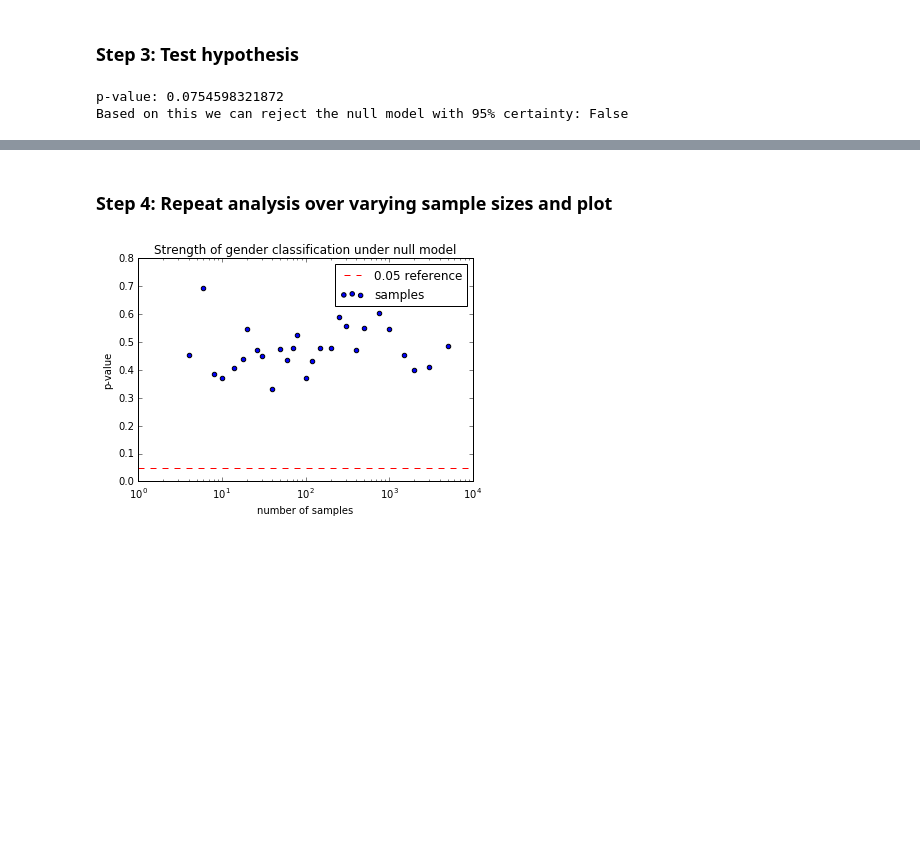
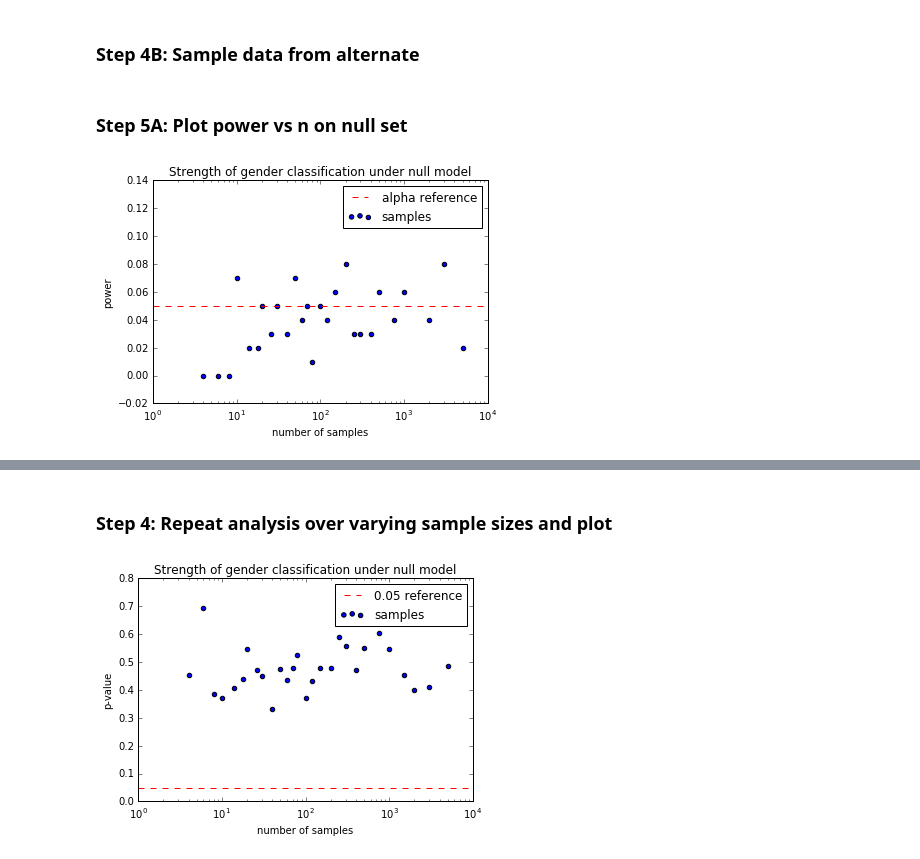
Before and after one commit to Upward-Spiral-Science/TA, a Jupyter notebook: code/inferential_simulation.ipynb, the cells around one changed output, grey strips where cells are left out. Drawn from its saved outputs; the diff is of its cells as text; code cells hidden in the pictures; blank space fills up the shorter version.

```diff
--- a/code/inferential_simulation.ipynb
+++ b/code/inferential_simulation.ipynb
@@ -21,34 +64,24 @@ H<sub>A</sub>: F<sub>A,1</sub> \noteq F<sub>A,0</sub> <br/>
 # %%
-import numpy as np
-# for reproducibility, set random seed
-np.random.seed(123456789)
+pow_null = np.array((), dtype=np.dtype('float64'))
+# compute this statistic for various sizes of datasets
+for s in S:
+    s0 = s/2
+    s1 = s - s0
 
-# define number of rois
-n=70
+    # compute this many times for each operating point to get average
+    p = np.array((), dtype=np.dtype('float64'))
+    for _ in itertools.repeat(None,N):
+        g0 = 1 * (np.random.rand( r, r, s0) > 0.5) # (null), 0.52 (classes)
+        g1 = 1 * (np.random.rand( r, r, s1) > 0.5) # (null), 0.48 (classes)
 
-# define number of subjects per class
-S=150
-s0 = S/2
-s1 = S-s0
+        # compute feature of data
+        mbar0 = np.sum(g0, axis=(0,1))
+        mbar1 = np.sum(g1, axis=(0,1))
 
-# sample graph distribution: G_i ~ ER(p_i)
-g0 = 1 * (np.random.rand( n, n, s0) > 0.50) # (null), 0.52 (classes)
-g1 = 1 * (np.random.rand( n, n, s1) > 0.50) # (null), 0.48 (classes)
+        # compute t-test on feature
+        p = np.append(p, stats.wilcoxon(mbar0, mbar1)[1])
 
-# compute feature of data
-mbar0 = np.sum(g0, axis=(0,1))
-mbar1 = np.sum(g1, axis=(0,1))
+    # record average p value at operating point
+    pow_null = np.append(pow_null, np.sum(1.0*(p < alpha))/N)
-# %% [markdown]
-### Step 3: Test hypothesis
-# %%
-from scipy import stats
-
-# compute t-test on feature
-p = stats.ttest_ind(mbar0, mbar1)[1]
-
-result = p < 0.05
-print "p-value: " + str(p)
-print "Based on this we can reject the null model with 95% certainty: " + str(result)
-# %% [output]
-p-value: 0.0754598321872
-Based on this we can reject the null model with 95% certainty: False
+# %% [markdown]
+###  Step 4B:  Sample data from alternate
@@ -54,0 +110,13 @@ Based on this we can reject the null model with 95% certainty: False
+# %% [markdown]
+### Step 5A: Plot power vs n on null set
+# %%
+plt.scatter(S, pow_null, hold=True, label='samples')
+plt.xscale('log')
+plt.xlabel('number of samples')
+plt.ylabel('power')
+plt.title('Strength of gender classification under null model')
+plt.axhline(alpha, color='red', linestyle='--', label='alpha reference')
+plt.legend()
+plt.show()
+# %% [output]
+[figure, added]
```
Also changed, not shown: parts of 10 cells of this notebook.
